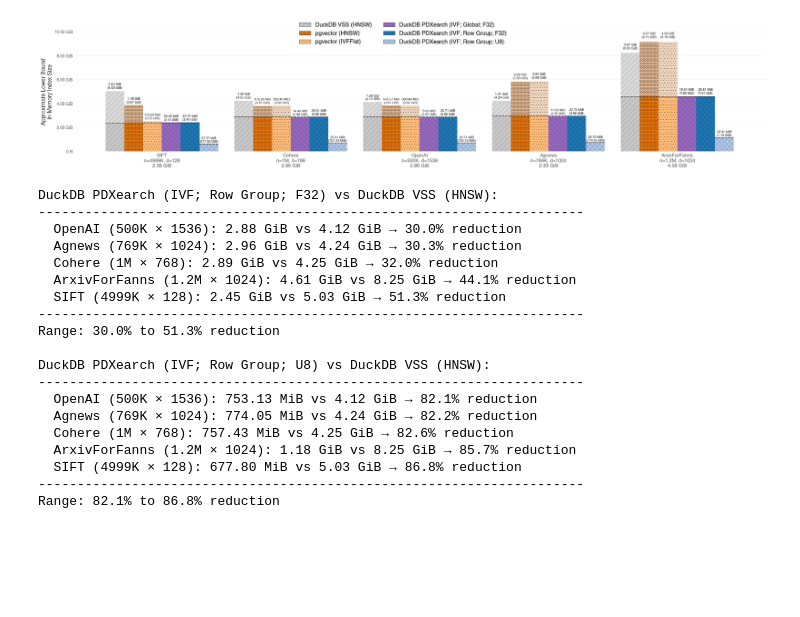
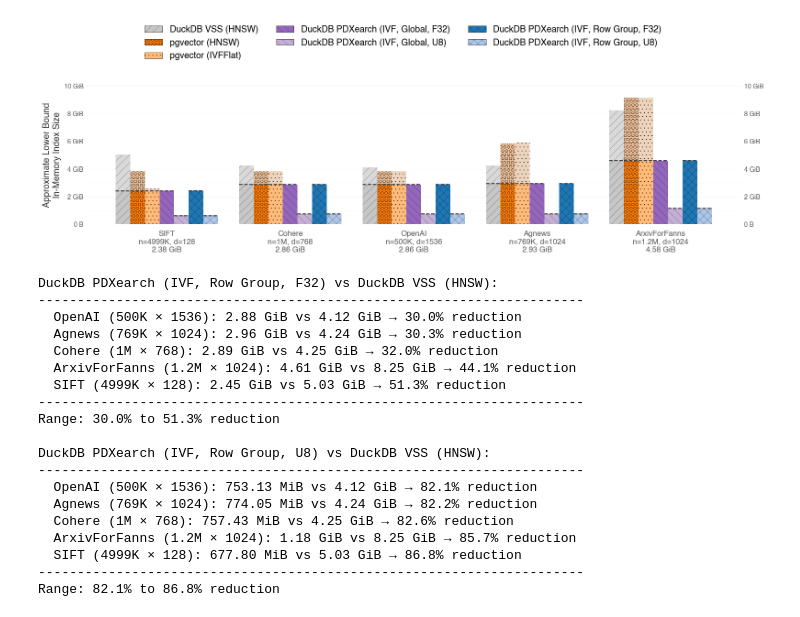
Before and after one commit to Noorts/vss-benchmarks, a Jupyter notebook: analysis/index_size.ipynb, the cells around one changed output. Drawn from its saved outputs; the diff is of its cells as text; code cells hidden in the pictures; blank space fills up the shorter version.

```diff
--- a/analysis/index_size.ipynb
+++ b/analysis/index_size.ipynb
@@ -116,9 +123,10 @@ INDEX_BASELINE = {
     "DuckDB VSS (HNSW)":                          "f32",
     "pgvector (HNSW)":                             "f32",
     "pgvector (IVFFlat)":                          "f32",
-    "DuckDB PDXearch (IVF; Global; F32)":          "f32",
-    "DuckDB PDXearch (IVF; Row Group; F32)":       "f32",
-    "DuckDB PDXearch (IVF; Row Group; U8)":        "u8",
+    "DuckDB PDXearch (IVF, Global, F32)":          "f32",
+    "DuckDB PDXearch (IVF, Global, U8)":           "u8",
+    "DuckDB PDXearch (IVF, Row Group, F32)":       "f32",
+    "DuckDB PDXearch (IVF, Row Group, U8)":        "u8",
 }
 
 # Determine which index types are actually present (non-None values)
@@ -130,11 +138,11 @@ for idx in INDEX_ORDER:
             break
 n_index_types = len(all_index_types)
 
-bar_width = 0.7
+bar_width = 0.35 # 0.7
 group_width = n_index_types * bar_width + 0.2
-group_spacing = 0.4
+group_spacing = 0.3
 
-from matplotlib.ticker import FuncFormatter
+from matplotlib.ticker import FuncFormatter, AutoMinorLocator
 from matplotlib.colors import to_rgb
 
 def lower_contrast_color(color, gray=0.6, blend=0.5):
@@ -143,11 +151,11 @@ def lower_contrast_color(color, gray=0.6, blend=0.5):
     return tuple((1 - blend) * gray + blend * c for c in rgb)
 
 def bytes_formatter(val, pos):
-    return format_bytes(val)
+    return format_bytes(val, precision_is_zero=True)
 
-fig, ax1 = plt.subplots(1, 1, figsize=(25, 5))
+fig, ax1 = plt.subplots(1, 1, figsize=(16, 5)) # 25, 5
 
-def draw_bars(ax, value_fn, ylabel, show_overhead_in_label=False):
+def draw_bars(ax, value_fn, ylabel, show_label=False):
     """Draw grouped bars on ax. value_fn(dataset, index_type, raw_f32, raw_u8) → float or None."""
     x_base = 0
     x_labels = []
@@ -180,10 +188,10 @@ def draw_bars(ax, value_fn, ylabel, show_overhead_in_label=False):
                    alpha=0.70, label=index_type if dataset == datasets[0] else "")
 
             offset = max(1, abs(val) * 0.03)
-            if show_overhead_in_label:
+            if show_label:
                 label_text = f"{format_bytes(overhead)}\n({format_bytes(val)})"
             else:
-                label_text = format_bytes(val)
+                label_text = None
             x_text = x  # bar right edge (bar is centered at x)
             ax.text(x_text, val + offset, label_text,
                     ha="center", va="bottom", fontsize=BAR_LABEL_FONTSIZE - 2, color=BAR_TEXT_COLOR)
@@ -205,44 +213,58 @@ def draw_bars(ax, value_fn, ylabel, show_overhead_in_label=False):
     ax.yaxis.set_major_formatter(FuncFormatter(bytes_formatter))
     ax.set_ylabel(ylabel, fontsize=LABEL_FONTSIZE, color=FONT_COLOR)
     ax.set_xticks(group_centers)
     ax.set_xticklabels(x_labels, fontsize=X_TICK_FONTSIZE, color=TICK_FONTS_COLOR)
     ax.yaxis.grid(True, linestyle='-', linewidth=0.6, color='gray', alpha=0.2)
     ax.set_axisbelow(True)
     for spine in ('top', 'right', 'left', 'bottom'):
         ax.spines[spine].set_visible(False)
     def gib(num):
         return 1024 ** 3 * num
     ax.set_yticks([gib(0), gib(2), gib(4), gib(6), gib(8), gib(10)])
-    ax.tick_params(axis='y', colors=TICK_FONTS_COLOR)
+    ax.tick_params(axis='y', which='both', colors=TICK_FONTS_COLOR, length=0)
     ax.tick_params(axis='both', length=0)
-    ax.tick_params(axis='x', pad=5)
+    ax.tick_params(axis='x', pad=10)
+
+    # Faint minor gridlines halfway between major gridlines
+    ax.yaxis.set_minor_locator(AutoMinorLocator(2))
+    ax.yaxis.grid(True, which='minor', linestyle='-', linewidth=0.4, color='gray', alpha=0.15)
+    ax.tick_params(axis='y', which='minor', length=0)
+
+    # Mirror y-axis ticks on the right side
+    ax2 = ax.secondary_yaxis('right')
+    ax2.set_yticks(ax.get_yticks())
+    ax2.yaxis.set_major_formatter(FuncFormatter(bytes_formatter))
+    ax2.tick_params(axis='y', colors=TICK_FONTS_COLOR, length=0)
+    ax2.spines['right'].set_visible(False)
 
 # Plot 1: absolute index size
 def absolute_value(dataset, index_type, raw_f32, raw_u8):
     return data[dataset].get(index_type)
 
-draw_bars(ax1, absolute_value, "Approximate Lower Bound\nIn-Memory Index Size", show_overhead_in_label=True)
+draw_bars(ax1, absolute_value, "Approximate Lower Bound\nIn-Memory Index Size", show_label=False)
+# draw_bars(ax1, absolute_value, "Approximate Lower Bound\nIn-Memory Index Size", show_label=True)
 
 # Shared legend
 legend_handles = [
     Patch(facecolor=index_colors.get(idx, "#808080"),
           hatch=index_hatches.get(idx, ""),
           edgecolor='black', linewidth=0.5,
           label=idx)
     for idx in all_index_types
 ]
 fig.legend(handles=legend_handles, loc="upper center", ncols=math.ceil(len(all_index_types) / 3),
            frameon=False, fontsize=LABEL_FONTSIZE, bbox_to_anchor=(0.5, 1.06))
 
-fig.tight_layout(rect=[0, 0, 1, 1])
-plt.savefig("index_size.pdf", dpi=PLOT_DPI, bbox_inches='tight')
+fig.tight_layout(rect=[0, 0, 1, 0.80])
+# fig.tight_layout(rect=[0, 0, 1, 1])
+save_fig("index_size")
 # %% [output]
-[figure, old version]
+[figure, new version]
 # %%
 vss_key = "DuckDB VSS (HNSW)"
 pdx_keys = [
-    "DuckDB PDXearch (IVF; Row Group; F32)",
-    "DuckDB PDXearch (IVF; Row Group; U8)",
+    "DuckDB PDXearch (IVF, Row Group, F32)",
+    "DuckDB PDXearch (IVF, Row Group, U8)",
 ]
 
 for pdx_key in pdx_keys:
@@ -255,7 +277,7 @@ for pdx_key in pdx_keys:
     min_ds = min(pct_diffs, key=pct_diffs.get)
     max_ds = max(pct_diffs, key=pct_diffs.get)
 
-    label = pdx_key.split(";")[-1].strip().rstrip(")")
+    label = pdx_key.split(",")[-1].strip().rstrip(")")
     print(f"{pdx_key} vs {vss_key}:")
     print("-" * 70)
     for dataset, pct in sorted(pct_diffs.items(), key=lambda x: x[1]):
@@ -266,7 +288,7 @@ for pdx_key in pdx_keys:
     print(f"Range: {pct_diffs[min_ds]:.1f}% to {pct_diffs[max_ds]:.1f}% reduction")
     print()
 # %% [output]
-DuckDB PDXearch (IVF; Row Group; F32) vs DuckDB VSS (HNSW):
+DuckDB PDXearch (IVF, Row Group, F32) vs DuckDB VSS (HNSW):
 ----------------------------------------------------------------------
   OpenAI (500K × 1536): 2.88 GiB vs 4.12 GiB → 30.0% reduction
   Agnews (769K × 1024): 2.96 GiB vs 4.24 GiB → 30.3% reduction
@@ -276,7 +298,7 @@ DuckDB PDXearch (IVF; Row Group; F32) vs DuckDB VSS (HNSW):
 ----------------------------------------------------------------------
 Range: 30.0% to 51.3% reduction
 
-DuckDB PDXearch (IVF; Row Group; U8) vs DuckDB VSS (HNSW):
+DuckDB PDXearch (IVF, Row Group, U8) vs DuckDB VSS (HNSW):
 ----------------------------------------------------------------------
   OpenAI (500K × 1536): 753.13 MiB vs 4.12 GiB → 82.1% reduction
   Agnews (769K × 1024): 774.05 MiB vs 4.24 GiB → 82.2% reduction
```
Also changed, not shown: parts of 1 cell of this notebook, 8 other files.
